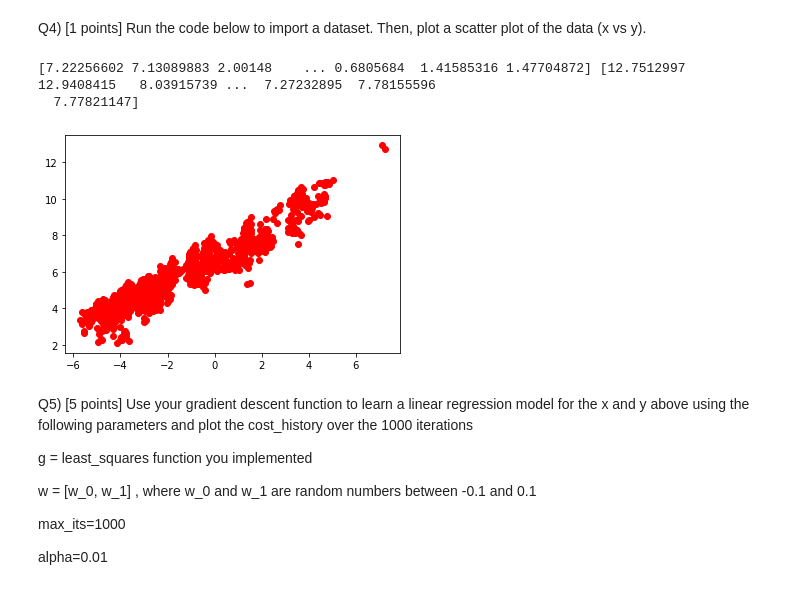
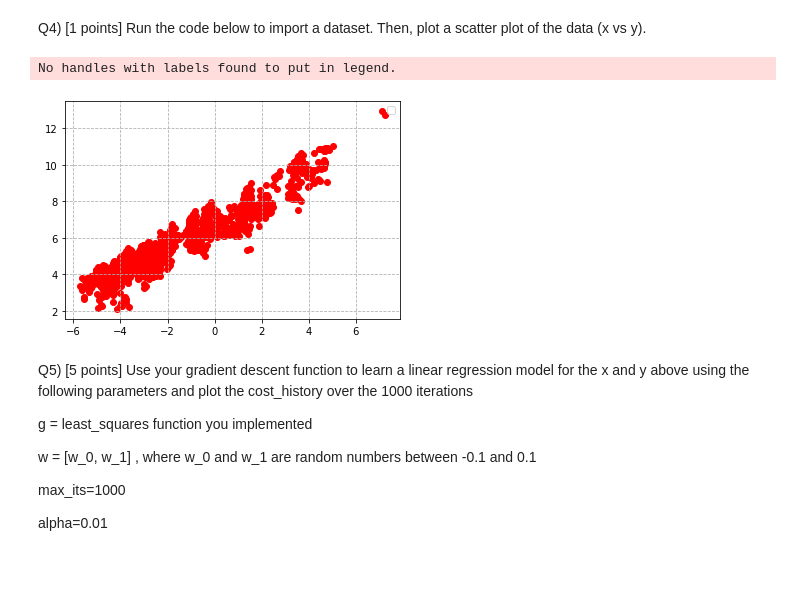
Before and after one commit to lostflux/machine-learning, a Jupyter notebook: HW2/HW2.ipynb, the cells around one changed output. Drawn from its saved outputs; the diff is of its cells as text; code cells hidden in the pictures.

```diff
--- a/HW2/HW2.ipynb
+++ b/HW2/HW2.ipynb
@@ -88,15 +88,16 @@ csvname = 'kleibers_law_data.csv'
 data = np.loadtxt(csvname,delimiter=',')
 x = np.log(data[:-1,:])[0]
 y = np.log(data[-1:,:])[0]
-print(x, y)
+# print(x, y)
-# %% [output]
-[7.22256602 7.13089883 2.00148    ... 0.6805684  1.41585316 1.47704872] [12.7512997  12.9408415   8.03915739 ...  7.27232895  7.78155596
-  7.77821147]
 # %%
 plt.scatter(x, y, color='red')
+plt.grid(linestyle="--")
+
+plt.legend(loc="upper right")
 plt.show()
 # %% [output]
+No handles with labels found to put in legend.
-[figure, old version]
+[figure, new version]
 # %% [markdown]
 Q5) [5 points] Use your gradient descent function to learn a linear regression model for the x and y above using the following parameters and plot the cost_history over the 1000 iterations
 
```
Also changed, not shown: parts of 7 cells of this notebook.
